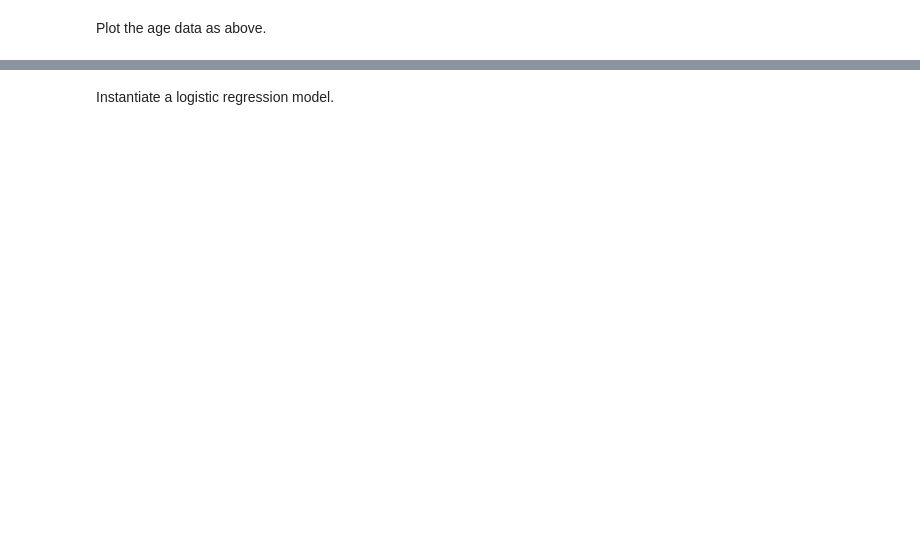
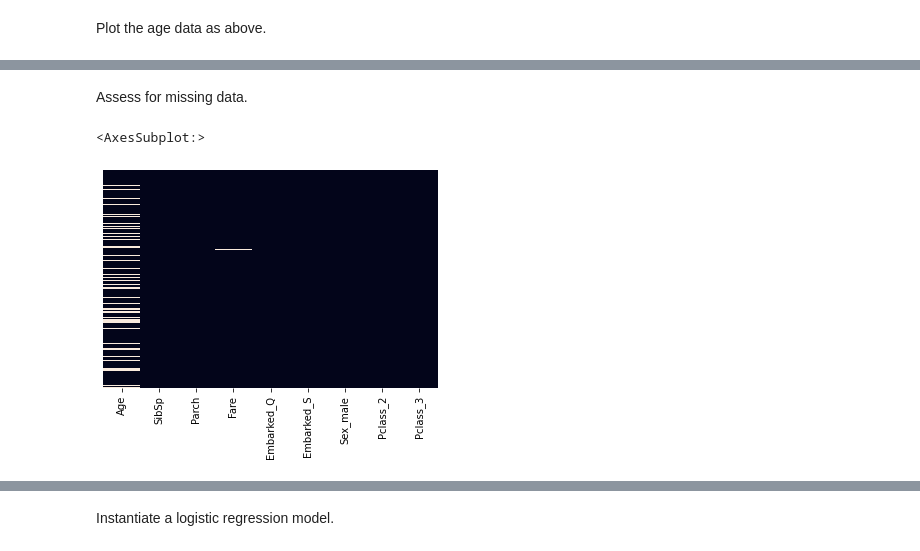
Before and after one commit to mazin-abdelghany/kaggle-learning, a Jupyter notebook: titanic/1_titanic.ipynb, the cells around one changed output, grey strips where cells are left out. Drawn from its saved outputs; the diff is of its cells as text; code cells hidden in the pictures; blank space fills up the shorter version.

```diff
--- a/titanic/1_titanic.ipynb
+++ b/titanic/1_titanic.ipynb
@@ -328,0 +361,11 @@ It is clear by the above histograms and kernel density estimates that imputation
+# %%
+titanic_test.drop(columns=['PassengerId','Name','Cabin','Ticket'], inplace=True)
+# %%
+titanic_test1 = pd.get_dummies(data=titanic_test, columns=['Embarked','Sex','Pclass'], drop_first=True)
+# %% [markdown]
+Assess for missing data.
+# %%
+sns.heatmap(titanic_test1.isnull(), yticklabels=False, cbar=False)
+# %% [output]
+<AxesSubplot:>
+[figure, added]
```
Also changed, not shown: parts of 85 cells of this notebook.
